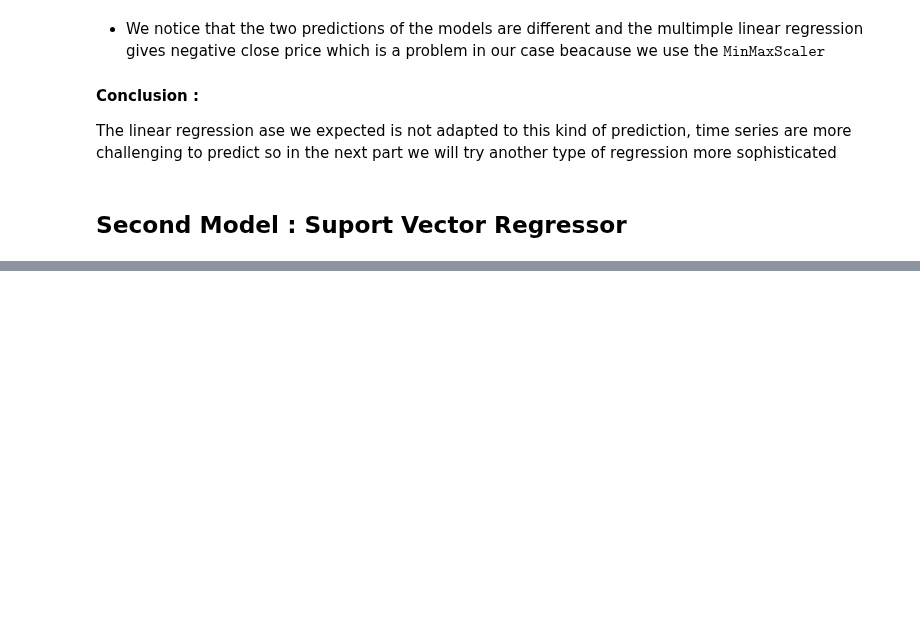
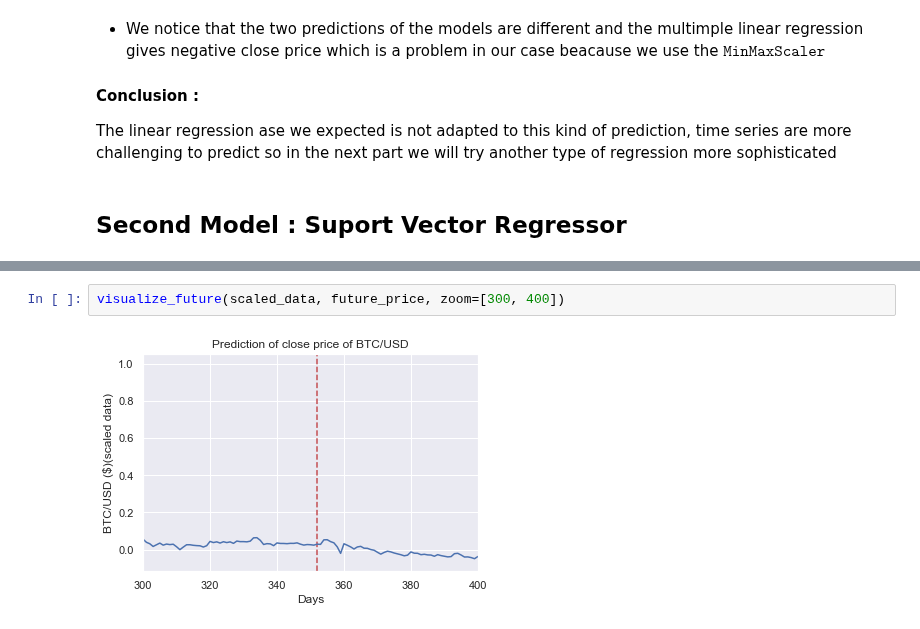
Before and after one commit to MohamedKeteb/Crypto_project, a Jupyter notebook: Bitcoin_pred.ipynb, the cells around one changed output, grey strips where cells are left out. Saved outputs shown, nothing was run; the diff lists cells and outputs as text; blank space fills up the shorter version.

```diff
--- a/Bitcoin_pred.ipynb
+++ b/Bitcoin_pred.ipynb
@@ -223,0 +256,4 @@ The linear regression ase we expected is not adapted to this kind of prediction,
+# %%
+visualize_future(scaled_data, future_price, zoom=[300, 400])
+# %% [output]
+[figure, added]
```
Also changed, not shown: parts of 10 cells of this notebook, 1 other file.
